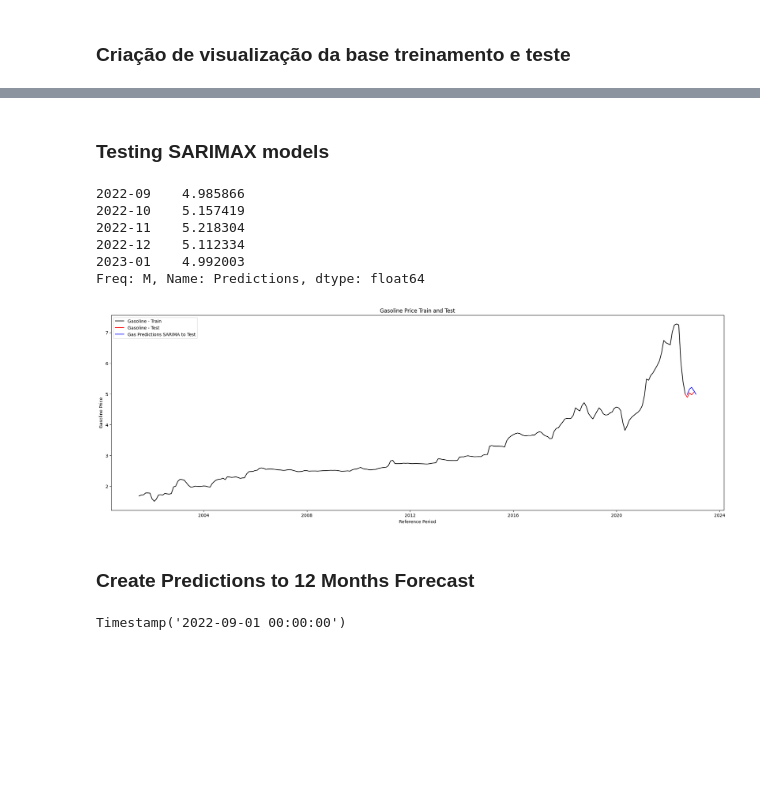
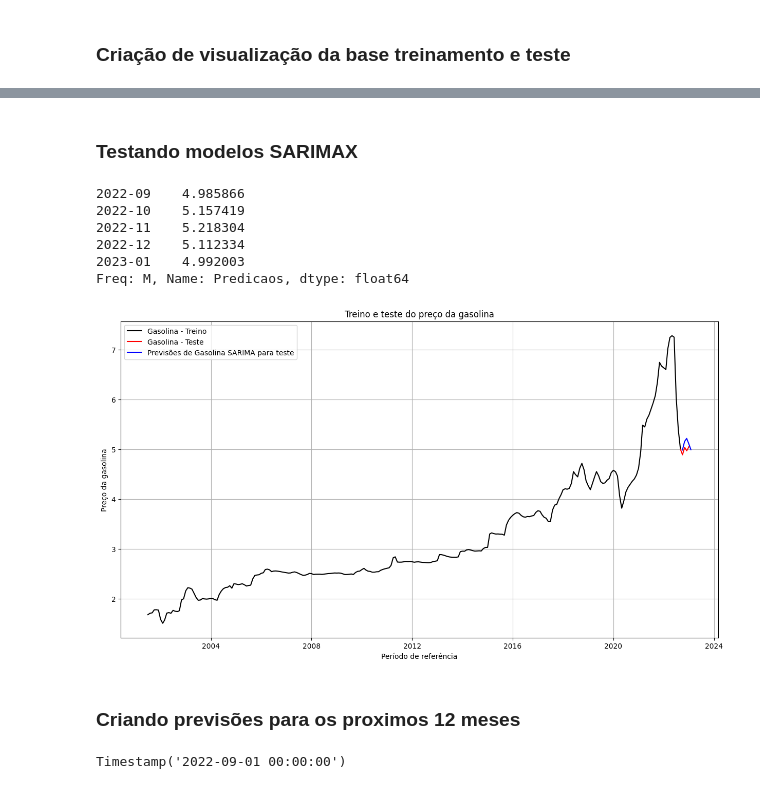
Before and after one commit to ivancrp/trabalhouni7, a Jupyter notebook: previsaoDoValorDaGasolina.ipynb, the cells around one changed output, grey strips where cells are left out. Cells and saved outputs as stored; diff of their text form; code cells hidden in the pictures; blank space fills up the shorter version.

```diff
--- a/previsaoDoValorDaGasolina.ipynb
+++ b/previsaoDoValorDaGasolina.ipynb
@@ -177,15 +173,15 @@ plt.show()
 # %% [markdown]
-### Testing SARIMAX models
+### Testando modelos SARIMAX
 # %%
 SARIMAXmodel = SARIMAX(train, order=(2,1,3), seasonal_order=(0,0,0,0), enforce_stationarity=False, enforce_invertibility=False)
 SARIMAXmodel = SARIMAXmodel.fit()
 # %%
 y_pred = SARIMAXmodel.get_forecast(len(test.index))
 y_pred_df = y_pred.conf_int(alpha = 0.05)
-y_pred_df["Predictions"] = SARIMAXmodel.predict(start = y_pred_df.index[0], end = y_pred_df.index[-1])
+y_pred_df["Predicaos"] = SARIMAXmodel.predict(start = y_pred_df.index[0], end = y_pred_df.index[-1])
 y_pred_df.index = test.index
 
-y_pred_out_sarima = y_pred_df["Predictions"]
+y_pred_out_sarima = y_pred_df["Predicaos"]
 # %%
 y_pred_out_sarima
 # %% [output]
@@ -194,24 +190,24 @@ y_pred_out_sarima
 2022-11    5.218304
 2022-12    5.112334
 2023-01    4.992003
-Freq: M, Name: Predictions, dtype: float64
+Freq: M, Name: Predicaos, dtype: float64
 # %%
-plt.figure(figsize=(25, 8))
+plt.figure(figsize=(15, 8))
+plt.grid(True)
+plt.plot(x_train, y_train, label="Gasolina - Treino", color='black')
+plt.plot(x_test, y_test, label="Gasolina - Teste", color='red')
+plt.plot(y_pred_out_sarima, color='Blue', label = 'Previsões de Gasolina SARIMA para teste')
 
-plt.plot(x_train, y_train, label="Gasoline - Train", color='black')
-plt.plot(x_test, y_test, label="Gasoline - Test", color='red')
-plt.plot(y_pred_out_sarima, color='Blue', label = 'Gas Predictions SARIMA to Test')
+plt.xlabel("Período de referência")
+plt.ylabel("Preço da gasolina")
 
-plt.xlabel("Reference Period")
-plt.ylabel("Gasoline Price")
-
-plt.title("Gasoline Price Train and Test")
+plt.title("Treino e teste do preço da gasolina")
 plt.legend()
 plt.show()
 # %% [output]
-[figure, old version]
+[figure, new version]
-# %% [markdown]
-### Create Predictions to 12 Months Forecast
+# %% [markdown]
+### Criando previsões para os proximos 12 meses
 # %%
 start_predict = pd.DatetimeIndex(["2022-09-01"], freq="MS")[0]
 start_predict
```
Also changed, not shown: parts of 7 cells of this notebook.
